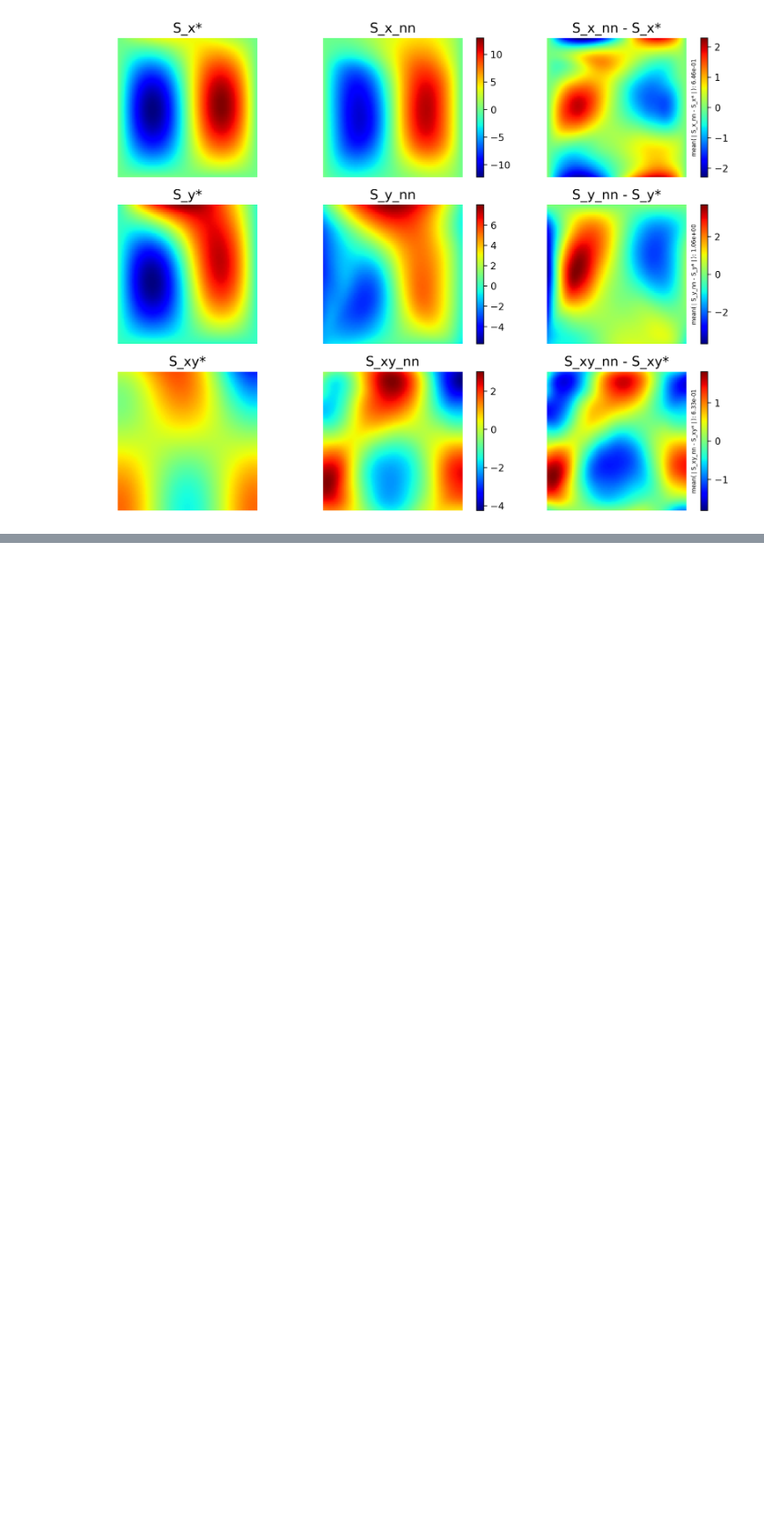
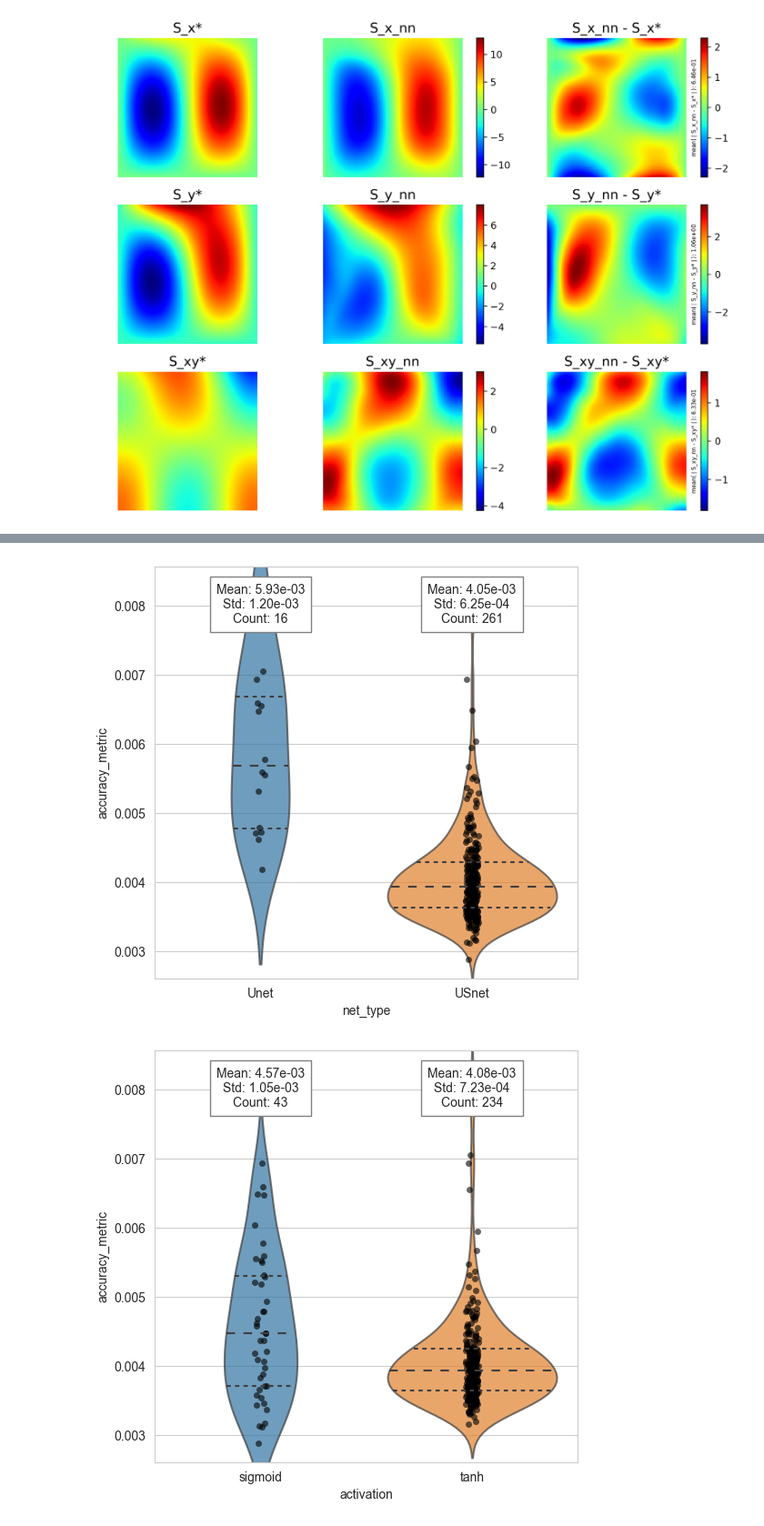
Before and after one commit to bonneted/pinn-cm, a Jupyter notebook: HPO/HPO.ipynb, the cells around one changed output, grey strips where cells are left out. Shown at 91% size. Drawn from its saved outputs; the diff is of its cells as text; code cells hidden in the pictures; blank space fills up the shorter version.

```diff
--- a/HPO/HPO.ipynb
+++ b/HPO/HPO.ipynb
@@ -108,0 +205,11 @@ Compiling model...
+# %%
+plot_type = ['boxplot', 'violinplot'][1]
+fig,ax = plt.subplots(figsize=(6, 6), dpi=100)
+plot_distribution(ax,df, parameter='net_type',plot_type=plot_type,strip=strip,save_fig=True)
+fig,ax = plt.subplots(figsize=(6, 6), dpi=100)
+plot_distribution(ax,df, parameter='activation',plot_type=plot_type,strip=strip,save_fig=True)
+fig,ax = plt.subplots(figsize=(6, 6), dpi=100)
+plot_distribution(ax,df, parameter='num_samples',plot_type=plot_type,strip=strip,save_fig=True)
+# %% [output]
+[figure, added]
+[figure, added]
```
Also changed, not shown: parts of 6 cells of this notebook.
